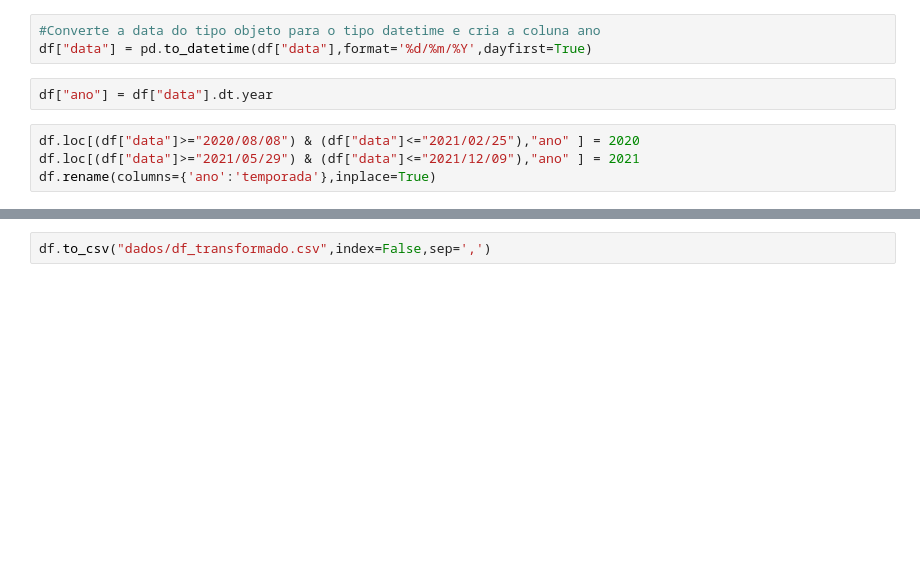
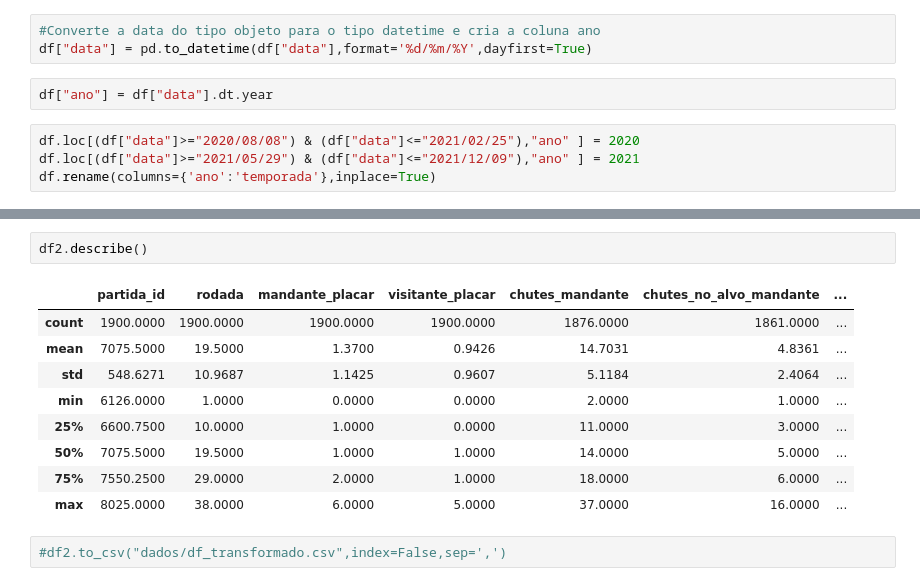
Before and after one commit to vbddinho/puc_minas_machine, a Jupyter notebook: transformacao.ipynb, the cells around one changed output, grey strips where cells are left out. Drawn from its saved outputs; the diff is of its cells as text; blank space fills up the shorter version.

```diff
--- a/transformacao.ipynb
+++ b/transformacao.ipynb
@@ -266,2 +384,14 @@ df.fillna(ppv,inplace=True)
+# %%
+df2.describe()
+# %% [output]
+|  | partida_id | rodada | mandante_placar | visitante_placar | chutes_mandante | chutes_no_alvo_mandante | ... |
+| count | 1900.0000 | 1900.0000 | 1900.0000 | 1900.0000 | 1876.0000 | 1861.0000 | ... |
+| mean | 7075.5000 | 19.5000 | 1.3700 | 0.9426 | 14.7031 | 4.8361 | ... |
+| std | 548.6271 | 10.9687 | 1.1425 | 0.9607 | 5.1184 | 2.4064 | ... |
+| min | 6126.0000 | 1.0000 | 0.0000 | 0.0000 | 2.0000 | 1.0000 | ... |
+| 25% | 6600.7500 | 10.0000 | 1.0000 | 0.0000 | 11.0000 | 3.0000 | ... |
+| 50% | 7075.5000 | 19.5000 | 1.0000 | 1.0000 | 14.0000 | 5.0000 | ... |
+| 75% | 7550.2500 | 29.0000 | 2.0000 | 1.0000 | 18.0000 | 6.0000 | ... |
+| max | 8025.0000 | 38.0000 | 6.0000 | 5.0000 | 37.0000 | 16.0000 | ... |
 # %%
-df.to_csv("dados/df_transformado.csv",index=False,sep=',')
+#df2.to_csv("dados/df_transformado.csv",index=False,sep=',')
```
Also changed, not shown: parts of 15 cells of this notebook.
